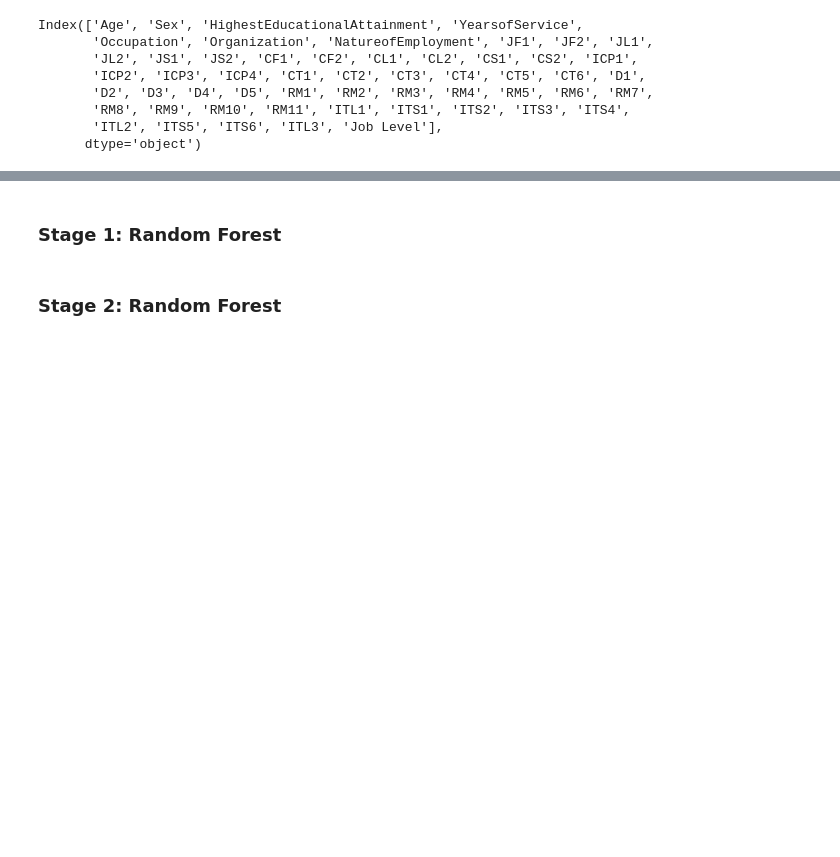
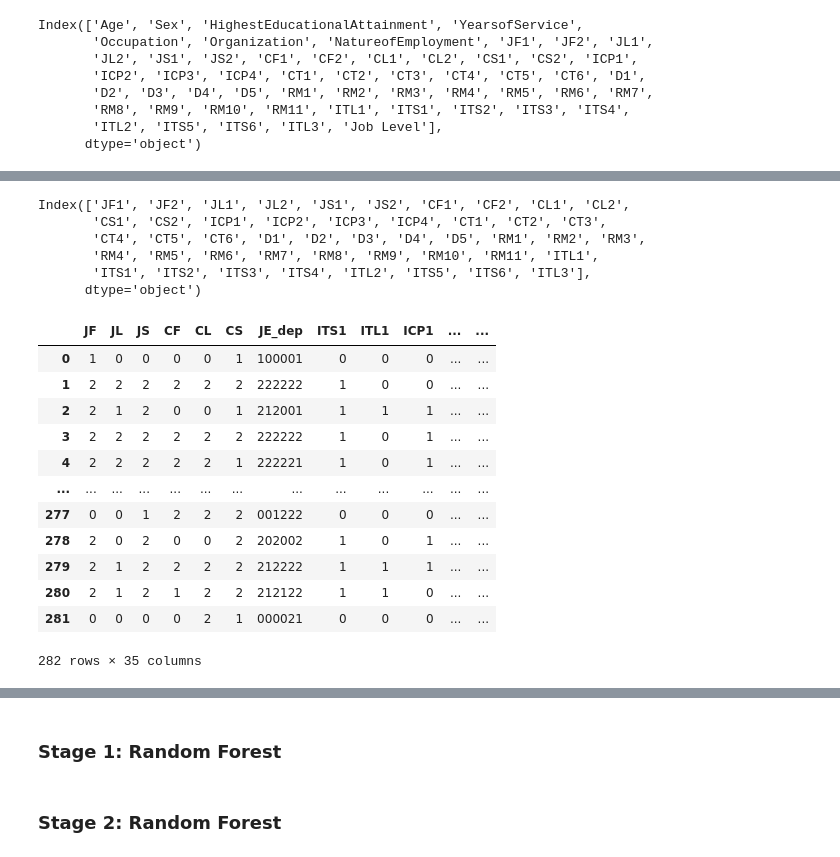
Before and after one commit to pjcroxas/Talent-Retention-in-Railway-Workforce, a Jupyter notebook: Comprehensive_Data_Analysis_Railway_Workforce_Retention.ipynb, the cells around one changed output, grey strips where cells are left out. Cells and saved outputs as stored; diff of their text form; code cells hidden in the pictures; blank space fills up the shorter version.

```diff
--- a/Comprehensive_Data_Analysis_Railway_Workforce_Retention.ipynb
+++ b/Comprehensive_Data_Analysis_Railway_Workforce_Retention.ipynb
@@ -347,0 +559,49 @@ Index(['Age', 'Sex', 'HighestEducationalAttainment', 'YearsofService',
+# %%
+ret_feat_process.columns
+# %% [output]
+Index(['JF1', 'JF2', 'JL1', 'JL2', 'JS1', 'JS2', 'CF1', 'CF2', 'CL1', 'CL2',
+       'CS1', 'CS2', 'ICP1', 'ICP2', 'ICP3', 'ICP4', 'CT1', 'CT2', 'CT3',
+       'CT4', 'CT5', 'CT6', 'D1', 'D2', 'D3', 'D4', 'D5', 'RM1', 'RM2', 'RM3',
+       'RM4', 'RM5', 'RM6', 'RM7', 'RM8', 'RM9', 'RM10', 'RM11', 'ITL1',
+       'ITS1', 'ITS2', 'ITS3', 'ITS4', 'ITL2', 'ITS5', 'ITS6', 'ITL3'],
+      dtype='object')
+# %%
+retention_preprocess = pd.DataFrame({})
+# Data Reduction
+# Job Embeddedness Feat Engineering
+retention_preprocess["JF"] = ret_feat_process["JF1"] + ret_feat_process["JF2"]
+retention_preprocess["JL"] = ret_feat_process["JL1"] + ret_feat_process["JL2"]
+retention_preprocess["JS"] = ret_feat_process["JS1"] + ret_feat_process["JS2"]
+retention_preprocess["CF"] = ret_feat_process["CF1"] + ret_feat_process["CF2"]
+retention_preprocess["CL"] = ret_feat_process["CL1"] + ret_feat_process["CL2"]
+retention_preprocess["CS"] = ret_feat_process["CS1"] + ret_feat_process["CS2"]
+
+#
+retention_preprocess['JE_dep'] = retention_preprocess[['JF', 'JL', 'JS', 'CF', 'CL', 'CS']].astype(str).apply(lambda x: ''.join(x), axis=1)
+
+# Talent Management Feat Engineering
+# retention_preprocess["ICP"] = ret_feat_process["ICP1"] + ret_feat_process["ICP2"] + ret_feat_process["ICP3"] + ret_feat_process["ICP4"]
+# retention_preprocess["CT"] = ret_feat_process["CT1"] + ret_feat_process["CT2"] + ret_feat_process["CT3"] + ret_feat_process["CT4"] + ret_feat_process["CT5"] + ret_feat_process["CT6"]
+# retention_preprocess["D"] = ret_feat_process["D1"] + ret_feat_process["D2"] + ret_feat_process["D3"] + ret_feat_process["D4"] + ret_feat_process["D5"]
+# retention_preprocess["RM"] = ret_feat_process["RM1"] + ret_feat_process["RM2"] + ret_feat_process["RM3"] + ret_feat_process["RM4"] + ret_feat_process["RM5"] + ret_feat_process["RM6"] + ret_feat_process["RM7"] + ret_feat_process["RM8"] + ret_feat_process["RM9"] + ret_feat_process["RM10"] + ret_feat_process["RM11"]
+
+retention_preprocess["ITS1"] = ret_feat_process["ITS1"]
+retention_preprocess["ITL1"] = ret_feat_process["ITL1"]
+# %%
+sub_feat = ret_feat_process[['ICP1', 'ICP2', 'ICP3', 'ICP4', 'CT1', 'CT2', 'CT3','CT4', 'CT5', 'CT6', 'D1', 'D2', 'D3', 'D4', 'D5', 'RM1', 'RM2', 'RM3','RM4', 'RM5', 'RM6', 'RM7', 'RM8', 'RM9', 'RM10', 'RM11',]]
+retention_new = pd.concat([retention_preprocess, sub_feat], axis=1)
+retention_new
+# %% [output]
+|  | JF | JL | JS | CF | CL | CS | JE_dep | ITS1 | ITL1 | ICP1 | ... | ... |
+| 0 | 1 | 0 | 0 | 0 | 0 | 1 | 100001 | 0 | 0 | 0 | ... | ... |
+| 1 | 2 | 2 | 2 | 2 | 2 | 2 | 222222 | 1 | 0 | 0 | ... | ... |
+| 2 | 2 | 1 | 2 | 0 | 0 | 1 | 212001 | 1 | 1 | 1 | ... | ... |
+| 3 | 2 | 2 | 2 | 2 | 2 | 2 | 222222 | 1 | 0 | 1 | ... | ... |
+| 4 | 2 | 2 | 2 | 2 | 2 | 1 | 222221 | 1 | 0 | 1 | ... | ... |
+| ... | ... | ... | ... | ... | ... | ... | ... | ... | ... | ... | ... | ... |
+| 277 | 0 | 0 | 1 | 2 | 2 | 2 | 001222 | 0 | 0 | 0 | ... | ... |
+| 278 | 2 | 0 | 2 | 0 | 0 | 2 | 202002 | 1 | 0 | 1 | ... | ... |
+| 279 | 2 | 1 | 2 | 2 | 2 | 2 | 212222 | 1 | 1 | 1 | ... | ... |
+| 280 | 2 | 1 | 2 | 1 | 2 | 2 | 212122 | 1 | 1 | 0 | ... | ... |
+| 281 | 0 | 0 | 0 | 0 | 2 | 1 | 000021 | 0 | 0 | 0 | ... | ... |
+282 rows × 35 columns
```
Also changed, not shown: parts of 53 cells of this notebook.
